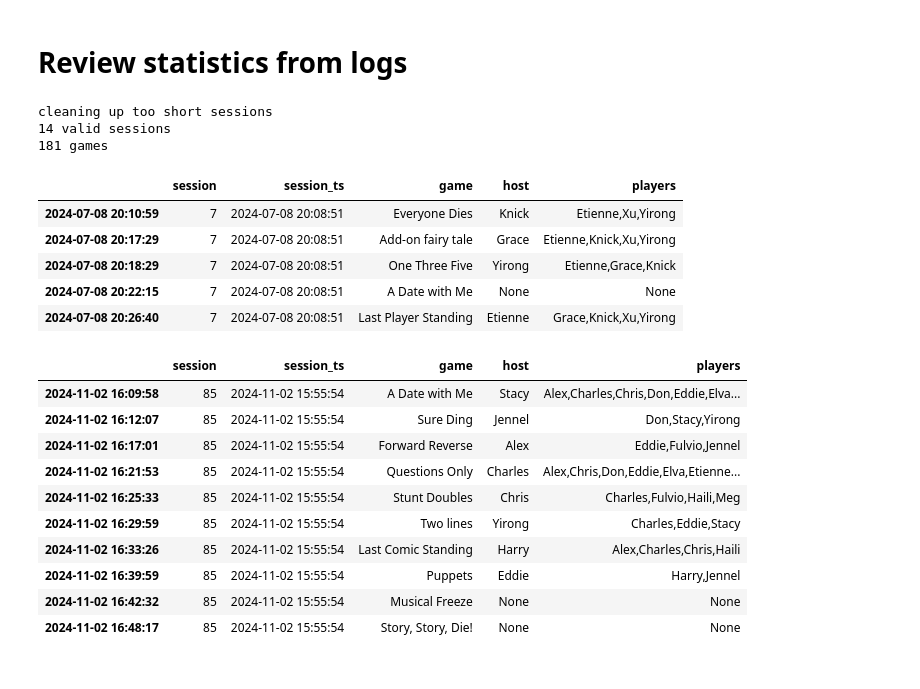
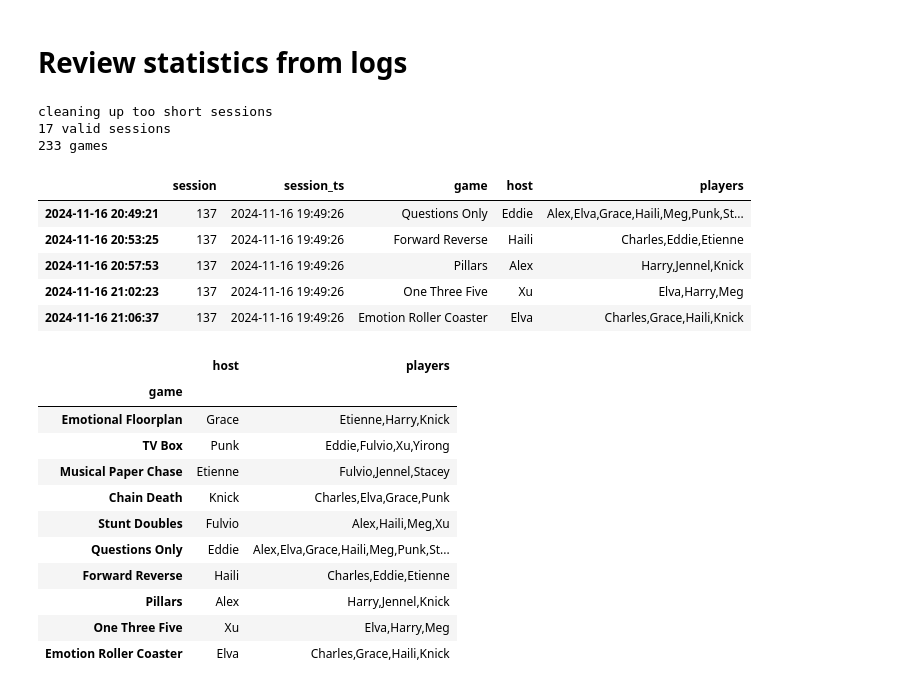
Before and after one commit to vtecftwy/improv_randomizer, a Jupyter notebook: nbs/0.03_review_logs_stats.ipynb, the cells around one changed output. Drawn from its saved outputs; the diff is of its cells as text; code cells hidden in the pictures.

```diff
--- a/nbs/0.03_review_logs_stats.ipynb
+++ b/nbs/0.03_review_logs_stats.ipynb
@@ -79,31 +79,34 @@ df = extract_session_info(p2log)
 sessions = df.session.unique()
 print(f"{len(sessions)} valid sessions")
 print(f"{len(df)} games")
-df.head(5)
+df.tail(5)
 # %% [output]
 cleaning up too short sessions
-14 valid sessions
-181 games
+17 valid sessions
+233 games
 |  | session | session_ts | game | host | players |
-| 2024-07-08 20:10:59 | 7 | 2024-07-08 20:08:51 | Everyone Dies | Knick | Etienne,Xu,Yirong |
-| 2024-07-08 20:17:29 | 7 | 2024-07-08 20:08:51 | Add-on fairy tale | Grace | Etienne,Knick,Xu,Yirong |
-| 2024-07-08 20:18:29 | 7 | 2024-07-08 20:08:51 | One Three Five | Yirong | Etienne,Grace,Knick |
-| 2024-07-08 20:22:15 | 7 | 2024-07-08 20:08:51 | A Date with Me | None | None |
-| 2024-07-08 20:26:40 | 7 | 2024-07-08 20:08:51 | Last Player Standing | Etienne | Grace,Knick,Xu,Yirong |
+| 2024-11-16 20:49:21 | 137 | 2024-11-16 19:49:26 | Questions Only | Eddie | Alex,Elva,Grace,Haili,Meg,Punk,St... |
+| 2024-11-16 20:53:25 | 137 | 2024-11-16 19:49:26 | Forward Reverse | Haili | Charles,Eddie,Etienne |
+| 2024-11-16 20:57:53 | 137 | 2024-11-16 19:49:26 | Pillars | Alex | Harry,Jennel,Knick |
+| 2024-11-16 21:02:23 | 137 | 2024-11-16 19:49:26 | One Three Five | Xu | Elva,Harry,Meg |
+| 2024-11-16 21:06:37 | 137 | 2024-11-16 19:49:26 | Emotion Roller Coaster | Elva | Charles,Grace,Haili,Knick |
 # %%
-session_idx = -2
-
+session_idx = -1
+coi = ['host', 'players']
 selected_session = df.session.unique()[session_idx]
-df.loc[df.session == selected_session]
+selected_session_df = df.loc[df.session == selected_session]
+selected_session_df.index = selected_session_df.game
+selected_session_df[coi]
 # %% [output]
-|  | session | session_ts | game | host | players |
-| 2024-11-02 16:09:58 | 85 | 2024-11-02 15:55:54 | A Date with Me | Stacy | Alex,Charles,Chris,Don,Eddie,Elva... |
-| 2024-11-02 16:12:07 | 85 | 2024-11-02 15:55:54 | Sure Ding | Jennel | Don,Stacy,Yirong |
-| 2024-11-02 16:17:01 | 85 | 2024-11-02 15:55:54 | Forward Reverse | Alex | Eddie,Fulvio,Jennel |
-| 2024-11-02 16:21:53 | 85 | 2024-11-02 15:55:54 | Questions Only | Charles | Alex,Chris,Don,Eddie,Elva,Etienne... |
-| 2024-11-02 16:25:33 | 85 | 2024-11-02 15:55:54 | Stunt Doubles | Chris | Charles,Fulvio,Haili,Meg |
-| 2024-11-02 16:29:59 | 85 | 2024-11-02 15:55:54 | Two lines | Yirong | Charles,Eddie,Stacy |
-| 2024-11-02 16:33:26 | 85 | 2024-11-02 15:55:54 | Last Comic Standing | Harry | Alex,Charles,Chris,Haili |
-| 2024-11-02 16:39:59 | 85 | 2024-11-02 15:55:54 | Puppets | Eddie | Harry,Jennel |
-| 2024-11-02 16:42:32 | 85 | 2024-11-02 15:55:54 | Musical Freeze | None | None |
-| 2024-11-02 16:48:17 | 85 | 2024-11-02 15:55:54 | Story, Story, Die! | None | None |
+|  | host | players |
+| game |  |  |
+| Emotional Floorplan | Grace | Etienne,Harry,Knick |
+| TV Box | Punk | Eddie,Fulvio,Xu,Yirong |
+| Musical Paper Chase | Etienne | Fulvio,Jennel,Stacey |
+| Chain Death | Knick | Charles,Elva,Grace,Punk |
+| Stunt Doubles | Fulvio | Alex,Haili,Meg,Xu |
+| Questions Only | Eddie | Alex,Elva,Grace,Haili,Meg,Punk,St... |
+| Forward Reverse | Haili | Charles,Eddie,Etienne |
+| Pillars | Alex | Harry,Jennel,Knick |
+| One Three Five | Xu | Elva,Harry,Meg |
+| Emotion Roller Coaster | Elva | Charles,Grace,Haili,Knick |
```
Also changed, not shown: parts of 5 cells of this notebook, 5 other files.
